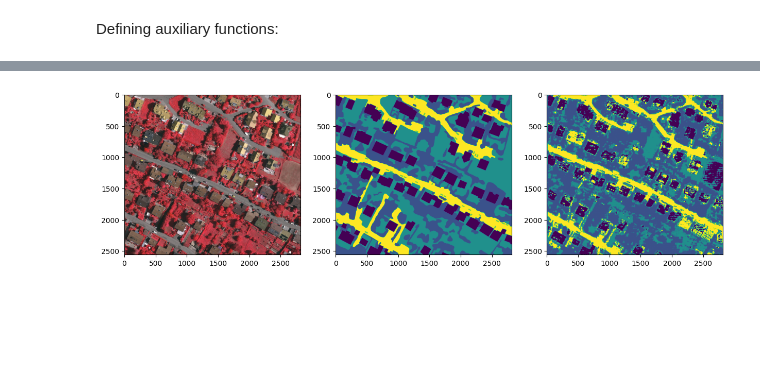
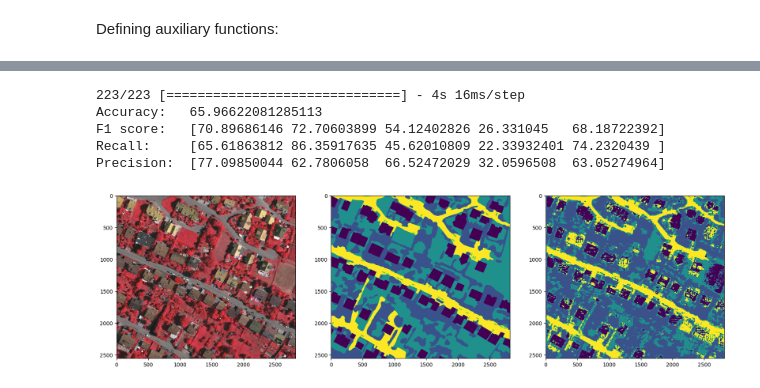
Before and after one commit to juanbelieni/fgv-dl-assignment-2, a Jupyter notebook: main.ipynb, the cells around one changed output, grey strips where cells are left out. Cells and saved outputs as stored; diff of their text form; code cells hidden in the pictures; blank space fills up the shorter version.

Commit message:
Fixing early stop

```diff
--- a/main.ipynb
+++ b/main.ipynb
@@ -222,6 +216,9 @@ def train_model(
     print("Start training.. ")
 
     best_val_loss = np.inf
+    last_val_loss = np.inf
+    early_stopping_counter = 0
+
 
     for epoch in range(epochs):
         train_loss = np.zeros((1, 2))
@@ -271,14 +268,18 @@ def train_model(
             % (epoch, val_loss[0, 0], 100 * val_loss[0, 1])
         )
 
-        # Add early stopping
-        if val_loss[0, 0] > best_val_loss * 1.5:
-            break
-
         # Save the best model
         if val_loss[0, 0] < best_val_loss:
             best_val_loss = val_loss[0, 0]
             model.save_weights(name)
+
+        if last_val_loss - val_loss[0, 0] < -1e-3:
+            early_stopping_counter += 1
+        else:
+            early_stopping_counter = 0
+
+        if early_stopping_counter == 10:
+            break
 # %% [markdown]
 Defining the parameters:
 # %%
@@ -312,12 +313,10 @@ Weights:              [  5.67350328   2.97682037   3.92124661 374.0300152    4.3
 # %% [markdown]
 Training:
 # %%
-models = dict()
-
-for size in [32]:
+for size in PATCH_SIZES:
     # Extract training patches
-    train_image_patches = extract_patches(train_image_normalized, size, size // 2)
-    train_reference_patches = extract_patches(train_reference_encoded, size, size // 2)
+    train_image_patches = extract_patches(train_image_normalized, size, size)
+    train_reference_patches = extract_patches(train_reference_encoded, size, size)
 
     # Split the training patches into training and validation sets
     train_image_patches, train_reference_patches = shuffle(
@@ -354,8 +353,4 @@ for size in [32]:
         epochs=100,
         name=f"model_{size}.h5",
     )
-
-    # Load the best model
-    model.load_weights(f"model_{size}.h5")
-    models[size] = model
 # %% [output]
@@ -382,6 +378,14 @@ Error:
 # %% [markdown]
 Defining auxiliary functions:
 # %%
+def get_model(size):
+    adam = Adam(learning_rate=0.001)
+    model = unet((size, size, N_CHANNELS), N_CLASSES)
+    loss = weighted_categorical_crossentropy(weights)
+    model.compile(loss=loss, optimizer=adam, metrics=["accuracy"])
+    model.load_weights(f"model_{size}.h5")
+    return model
+
 def test(model: keras.Model, patch_test):
     result = model.predict(patch_test)
     predicted_class = np.argmax(result, axis=-1)
@@ -446,15 +457,9 @@ Precision:  [77.09850044 62.7806058  66.52472029 32.0596508  63.05274964]
-# %%
-
-fig, ax = plt.subplots(1, 3, figsize=(15, 5))
-
-ax[0].imshow(test_image)
-
-ax[1].imshow(test_reference_encoded.argmax(axis=-1))
-
-reconstructed_image = reconstruct_image(predicted_labels, test_reference.shape, patch_size)
-
-ax[2].imshow(reconstructed_image)
-
-plt.show()
-# %% [output]
-[figure, removed]
+# %%
+show_results(get_model(32), 32)
+# %% [output]
+223/223 [==============================] - 4s 16ms/step
+Accuracy:   65.96622081285113
+F1 score:   [70.89686146 72.70603899 54.12402826 26.331045   68.18722392]
+Recall:     [65.61863812 86.35917635 45.62010809 22.33932401 74.2320439 ]
+Precision:  [77.09850044 62.7806058  66.52472029 32.0596508  63.05274964]
+[figure, added]
```
Also changed, not shown: parts of 4 cells of this notebook.
